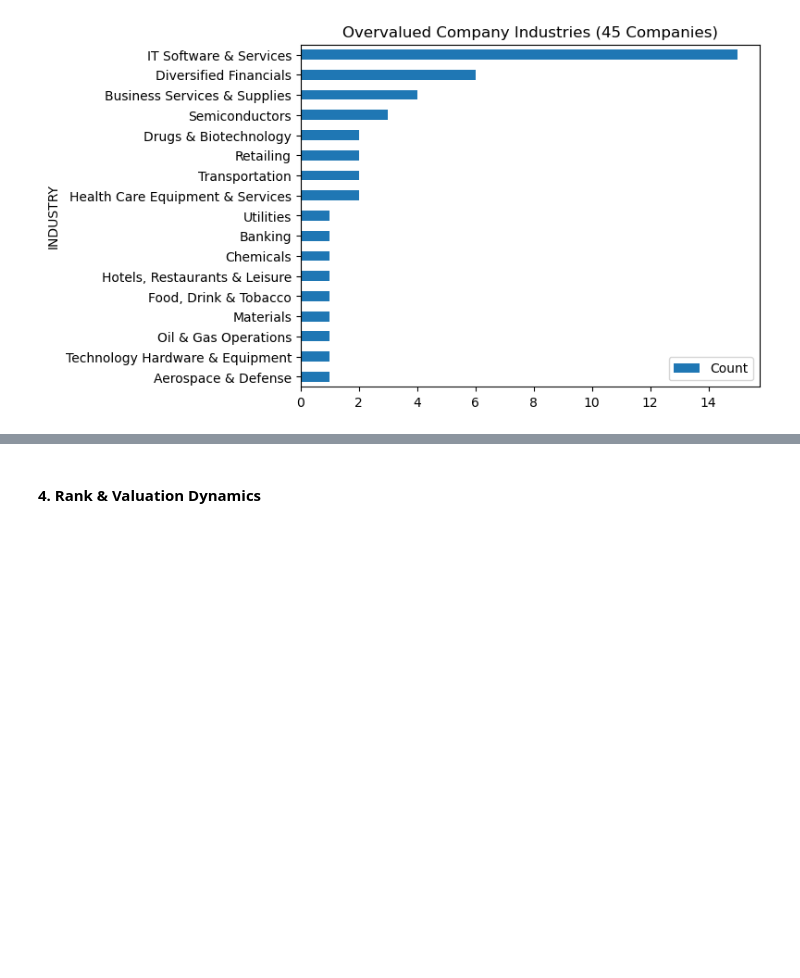
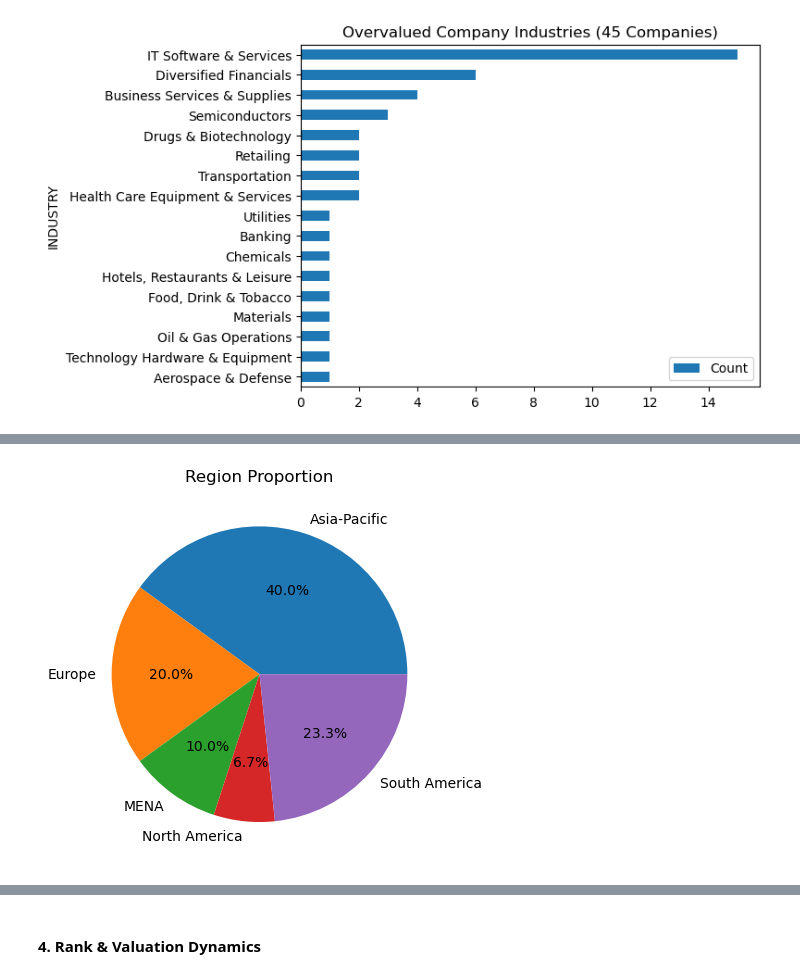
Before and after one commit to GauriR011/Forbes-Global-2025, a Jupyter notebook: Code.ipynb, the cells around one changed output, grey strips where cells are left out. Drawn from its saved outputs; the diff is of its cells as text; code cells hidden in the pictures; blank space fills up the shorter version.

```diff
--- a/Code.ipynb
+++ b/Code.ipynb
@@ -708,0 +726,6 @@ df.to_csv("Analysis_ready_data.csv", index=False)
+# %%
+# High ROA or Profit Margin + Low Market Value = Undervalued companies
+# Flag high market value but low fundamentals
+market_q1 = df["MARKET VALUE"].quantile(0.25)
+roa_q3 = df["ROA"].quantile(0.75)
+profit_q3 = df["PROFIT MARGIN"].quantile(0.75)
@@ -708,0 +782,8 @@ df.to_csv("Analysis_ready_data.csv", index=False)
+# %%
+# Pie chart to show Proportion of undervalued companies by Region
+region_grp = under_valued_outlier_df.groupby(['REGION']).agg(Count= ('RANK','count')).reset_index()
+plt.pie(labels = region_grp['REGION'], x = region_grp.Count, autopct='%1.1f%%')
+plt.title("Region Proportion")
+plt.show()
+# %% [output]
+[figure, added]
```
Also changed, not shown: parts of 27 cells of this notebook, 1 other file.
